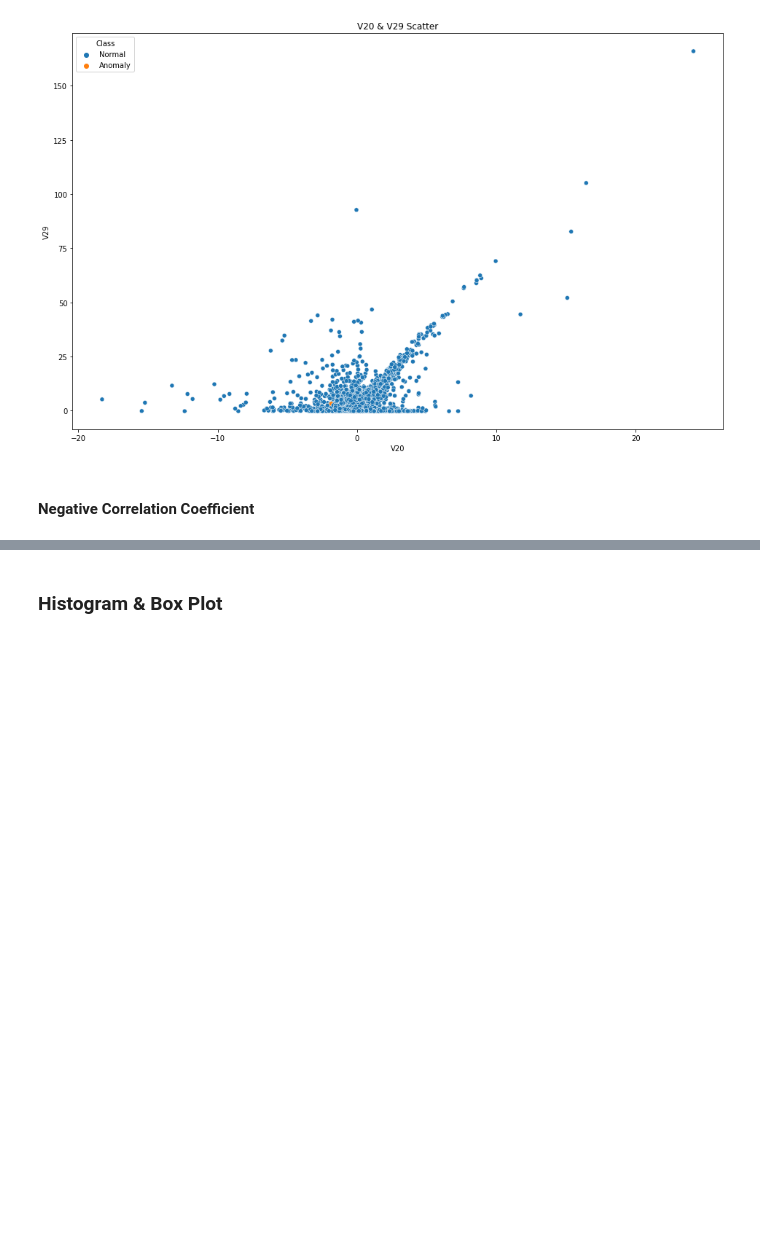
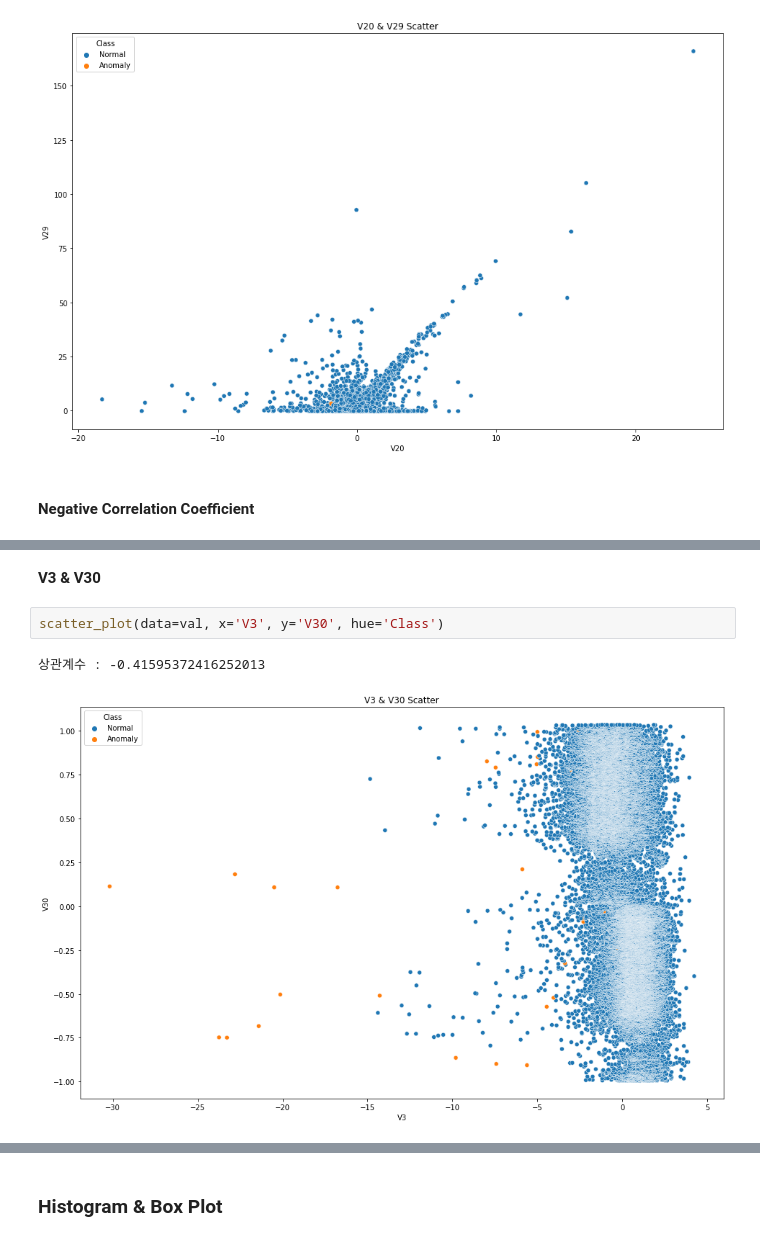
Before and after one commit to namwootree/Dacrew-4th, a Jupyter notebook: [번외편]_EDA.ipynb, the cells around one changed output, grey strips where cells are left out. Drawn from its saved outputs; the diff is of its cells as text; blank space fills up the shorter version.

```diff
--- a/[번외편]_EDA.ipynb
+++ b/[번외편]_EDA.ipynb
@@ -311,0 +317,7 @@ scatter_plot(data=val, x='V20', y='V29', hue='Class')
+# %% [markdown]
+**V3 & V30**
+# %%
+scatter_plot(data=val, x='V3', y='V30', hue='Class')
+# %% [output]
+상관계수 : -0.41595372416252013
+[figure, added]
```
Also changed, not shown: parts of 5 cells of this notebook.
